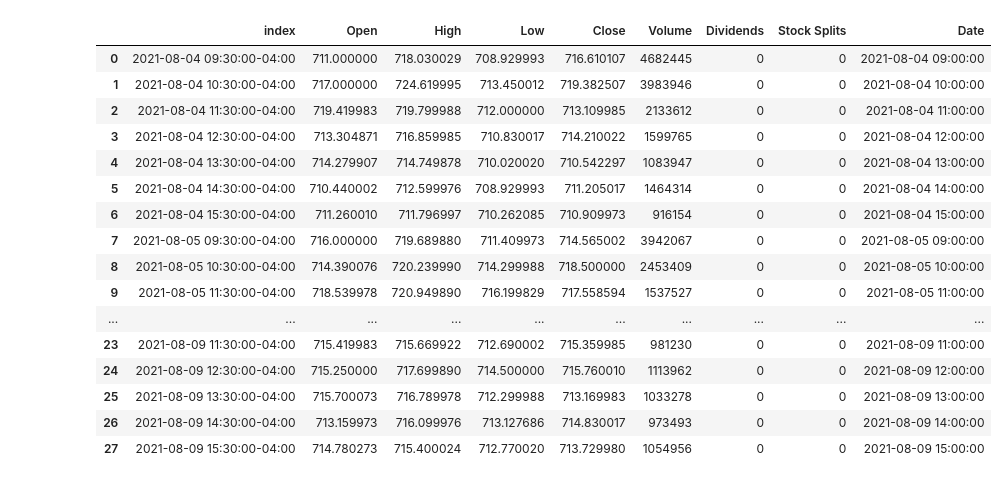
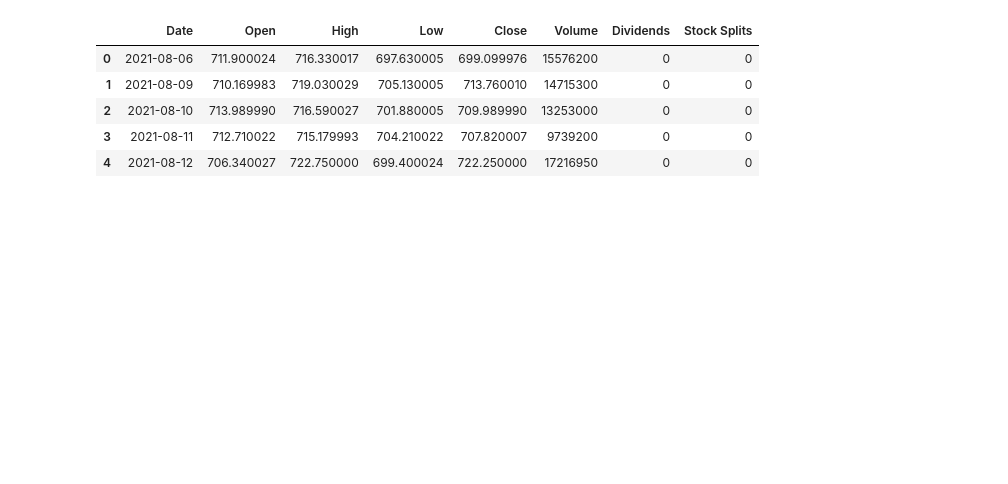
Before and after one commit to UnitForDataScience/Stonks_3.0, a Jupyter notebook: main.ipynb, the cells around one changed output. Cells and saved outputs as stored; diff of their text form; code cells hidden in the pictures; blank space fills up the shorter version.

```diff
--- a/main.ipynb
+++ b/main.ipynb
@@ -26,9 +26,9 @@ def get_data(tweet):
         'created_at': tweet['created_at'],
         'text': tweet['text'],
         'retweet_count': tweet['public_metrics']['retweet_count'],
-        'reply_count': tweet['public_metrics']['reply_count'],
         'like_count': tweet['public_metrics']['like_count'],
-        'quote_count': tweet['public_metrics']['quote_count']
+        'reply_count': tweet['public_metrics']['reply_count']
+#        'quote_count': tweet['public_metrics']['quote_count']
     }
     return data
 # %%
@@ -65,18 +68,19 @@ while True:
     if datetime.strptime(now, dtformat) < last_week:
         # if we have reached 6 days ago, break the loop
         break
-    pre60 = time_travel(now, 60)  # get 60 minutes before 'now'
+    pre60 = time_travel(now, 30)  # get x minutes before 'now'
     # assign from and to datetime parameters for the API
     params['start_time'] = pre60
     params['end_time'] = now
     response = requests.get(endpoint,
                             params=params,
                             headers=headers)  # send the request
+    time.sleep(1)
     now = pre60  # move the window 60 minutes earlier
     # iteratively append our tweet data to our dataframe
     for tweet in response.json()['data']:
         row = get_data(tweet)  # we defined this function earlier
-        if row['like_count'] != 0:
+        if row['like_count']>=1 and row['retweet_count']>=1 and row['reply_count']>=0:   #row['like_count'] >=3:
             df = df.append(row, ignore_index=True)
 df
 # %% [output]
@@ -107,8 +111,10 @@ timestamp = []
 binary = []
 
 for time in df['created_at']:
-    timestamp.append((datetime.strptime(time, '%Y-%m-%dT%H:%M:%S.%fZ')
-                      + timedelta(hours = 4)).strftime('%Y-%m-%d %H:00:00')) # %H:%M:%S
+    timestamp.append(((datetime.strptime(time, '%Y-%m-%dT%H:%M:%S.%fZ')
+                      - timedelta(hours = 4)) #timezone
+                      - timedelta(hours = 0) #delay
+                     ).strftime('%Y-%m-%d'))  # %H:00:00'))
 
 for tweet in df['text']:
 # we then use the sub method to replace anything matching
@@ -161,8 +167,8 @@ import yfinance as yf
 tsla = yf.Ticker("TSLA")
 tsla_stock = tsla.history(
     start=datetime.strptime(df['created_at'].min(),'%Y-%m-%dT%H:%M:%S.%fZ').strftime('%Y-%m-%d'),
-    end=datetime.strptime(df['created_at'].max(),'%Y-%m-%dT%H:%M:%S.%fZ').strftime('%Y-%m-%d'),
-    interval='1h'
+    end=(datetime.strptime(df['created_at'].max(),'%Y-%m-%dT%H:%M:%S.%fZ')+timedelta(days = 2)).strftime('%Y-%m-%d'),
+    interval='1d'   #'60m'
         ).reset_index()
 tsla_stock
 # %% [output]
@@ -186,28 +181,17 @@ tsla_stock
 # %%
 converted = []
-for time in tsla_stock['index']:
-    converted.append(time.strftime('%Y-%m-%d %H:00:00'))
+for time in tsla_stock['Date']:
+    converted.append(time.strftime('%Y-%m-%d'))  # %H:00:00'))
 tsla_stock['Date'] = converted
 #tsla_stock['Date'] = pd.to_datetime(tsla_stock['Date'])
 tsla_stock
 # %% [output]
-|  | index | Open | High | Low | Close | Volume | Dividends | Stock Splits | Date |
-| 0 | 2021-08-04 09:30:00-04:00 | 711.000000 | 718.030029 | 708.929993 | 716.610107 | 4682445 | 0 | 0 | 2021-08-04 09:00:00 |
-| 1 | 2021-08-04 10:30:00-04:00 | 717.000000 | 724.619995 | 713.450012 | 719.382507 | 3983946 | 0 | 0 | 2021-08-04 10:00:00 |
-| 2 | 2021-08-04 11:30:00-04:00 | 719.419983 | 719.799988 | 712.000000 | 713.109985 | 2133612 | 0 | 0 | 2021-08-04 11:00:00 |
-| 3 | 2021-08-04 12:30:00-04:00 | 713.304871 | 716.859985 | 710.830017 | 714.210022 | 1599765 | 0 | 0 | 2021-08-04 12:00:00 |
-| 4 | 2021-08-04 13:30:00-04:00 | 714.279907 | 714.749878 | 710.020020 | 710.542297 | 1083947 | 0 | 0 | 2021-08-04 13:00:00 |
-| 5 | 2021-08-04 14:30:00-04:00 | 710.440002 | 712.599976 | 708.929993 | 711.205017 | 1464314 | 0 | 0 | 2021-08-04 14:00:00 |
-| 6 | 2021-08-04 15:30:00-04:00 | 711.260010 | 711.796997 | 710.262085 | 710.909973 | 916154 | 0 | 0 | 2021-08-04 15:00:00 |
-| 7 | 2021-08-05 09:30:00-04:00 | 716.000000 | 719.689880 | 711.409973 | 714.565002 | 3942067 | 0 | 0 | 2021-08-05 09:00:00 |
-| 8 | 2021-08-05 10:30:00-04:00 | 714.390076 | 720.239990 | 714.299988 | 718.500000 | 2453409 | 0 | 0 | 2021-08-05 10:00:00 |
-| 9 | 2021-08-05 11:30:00-04:00 | 718.539978 | 720.949890 | 716.199829 | 717.558594 | 1537527 | 0 | 0 | 2021-08-05 11:00:00 |
-| ... | ... | ... | ... | ... | ... | ... | ... | ... | ... |
-| 23 | 2021-08-09 11:30:00-04:00 | 715.419983 | 715.669922 | 712.690002 | 715.359985 | 981230 | 0 | 0 | 2021-08-09 11:00:00 |
-| 24 | 2021-08-09 12:30:00-04:00 | 715.250000 | 717.699890 | 714.500000 | 715.760010 | 1113962 | 0 | 0 | 2021-08-09 12:00:00 |
-| 25 | 2021-08-09 13:30:00-04:00 | 715.700073 | 716.789978 | 712.299988 | 713.169983 | 1033278 | 0 | 0 | 2021-08-09 13:00:00 |
-| 26 | 2021-08-09 14:30:00-04:00 | 713.159973 | 716.099976 | 713.127686 | 714.830017 | 973493 | 0 | 0 | 2021-08-09 14:00:00 |
-| 27 | 2021-08-09 15:30:00-04:00 | 714.780273 | 715.400024 | 712.770020 | 713.729980 | 1054956 | 0 | 0 | 2021-08-09 15:00:00 |
+|  | Date | Open | High | Low | Close | Volume | Dividends | Stock Splits |
+| 0 | 2021-08-06 | 711.900024 | 716.330017 | 697.630005 | 699.099976 | 15576200 | 0 | 0 |
+| 1 | 2021-08-09 | 710.169983 | 719.030029 | 705.130005 | 713.760010 | 14715300 | 0 | 0 |
+| 2 | 2021-08-10 | 713.989990 | 716.590027 | 701.880005 | 709.989990 | 13253000 | 0 | 0 |
+| 3 | 2021-08-11 | 712.710022 | 715.179993 | 704.210022 | 707.820007 | 9739200 | 0 | 0 |
+| 4 | 2021-08-12 | 706.340027 | 722.750000 | 699.400024 | 722.250000 | 17216950 | 0 | 0 |
 # %%
 means = df.groupby(['Date'],  as_index=False).mean()
 means
```
Also changed, not shown: parts of 12 cells of this notebook, 1 other file.
